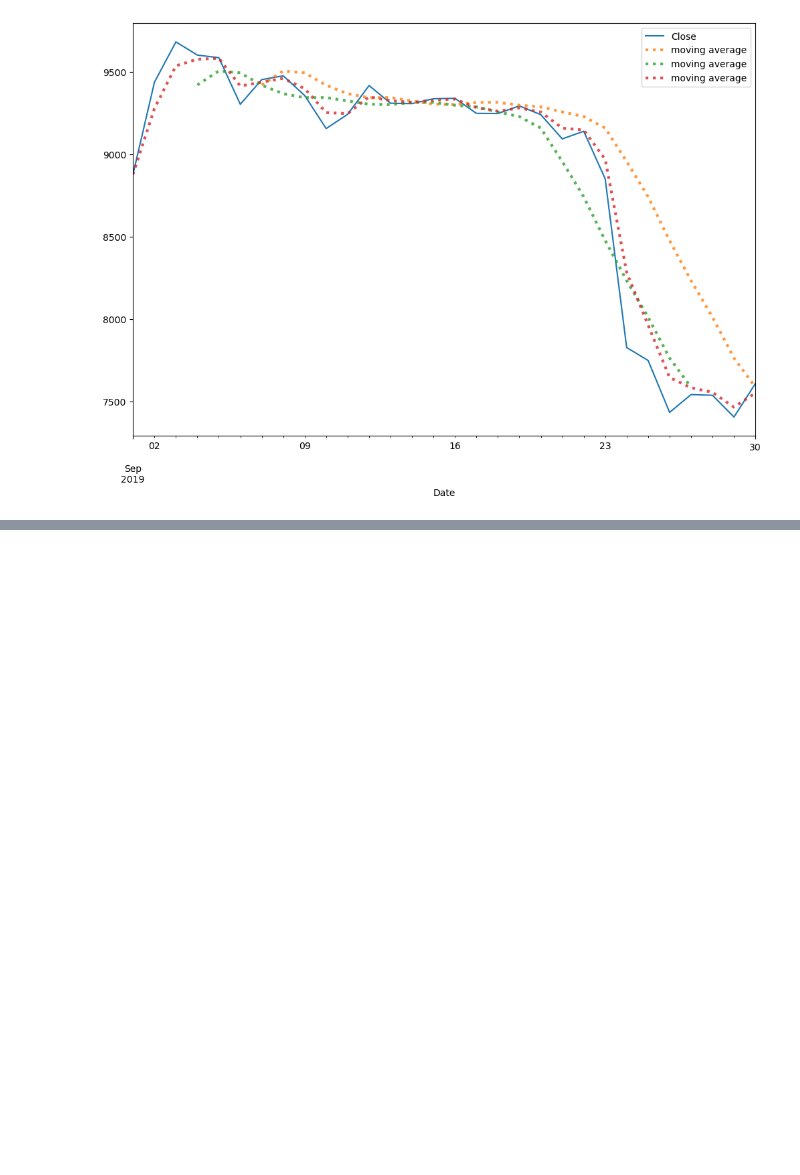
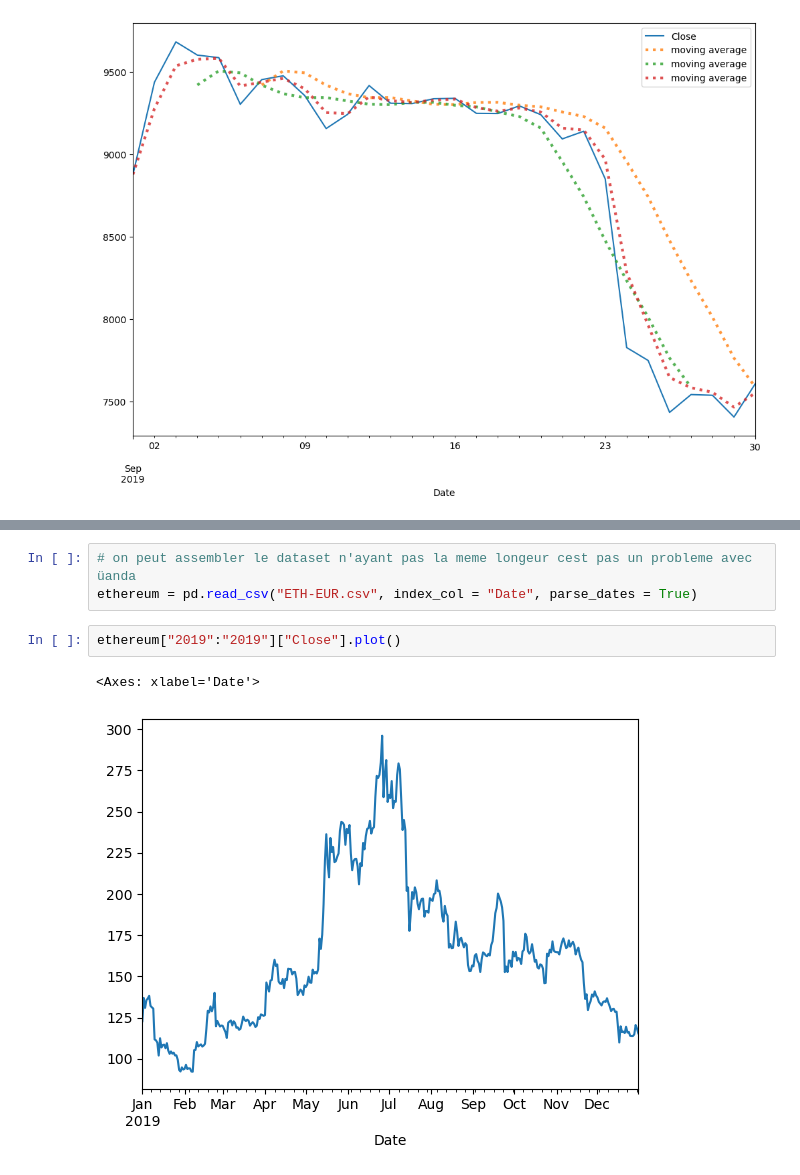
Before and after one commit to Jodel-Kaptouom/Machine-Learning-Practice, a Jupyter notebook: Panda2.ipynb, the cells around one changed output, grey strips where cells are left out. Saved outputs shown, nothing was run; the diff lists cells and outputs as text; blank space fills up the shorter version.

```diff
--- a/Panda2.ipynb
+++ b/Panda2.ipynb
@@ -129,0 +147,8 @@ plt.show()
+# %%
+# on peut assembler le dataset n'ayant pas la meme longeur cest pas un probleme avec üanda
+ethereum = pd.read_csv("ETH-EUR.csv", index_col = "Date", parse_dates = True)
+# %%
+ethereum["2019":"2019"]["Close"].plot()
+# %% [output]
+<Axes: xlabel='Date'>
+[figure, added]
```
Also changed, not shown: parts of 8 cells of this notebook.
